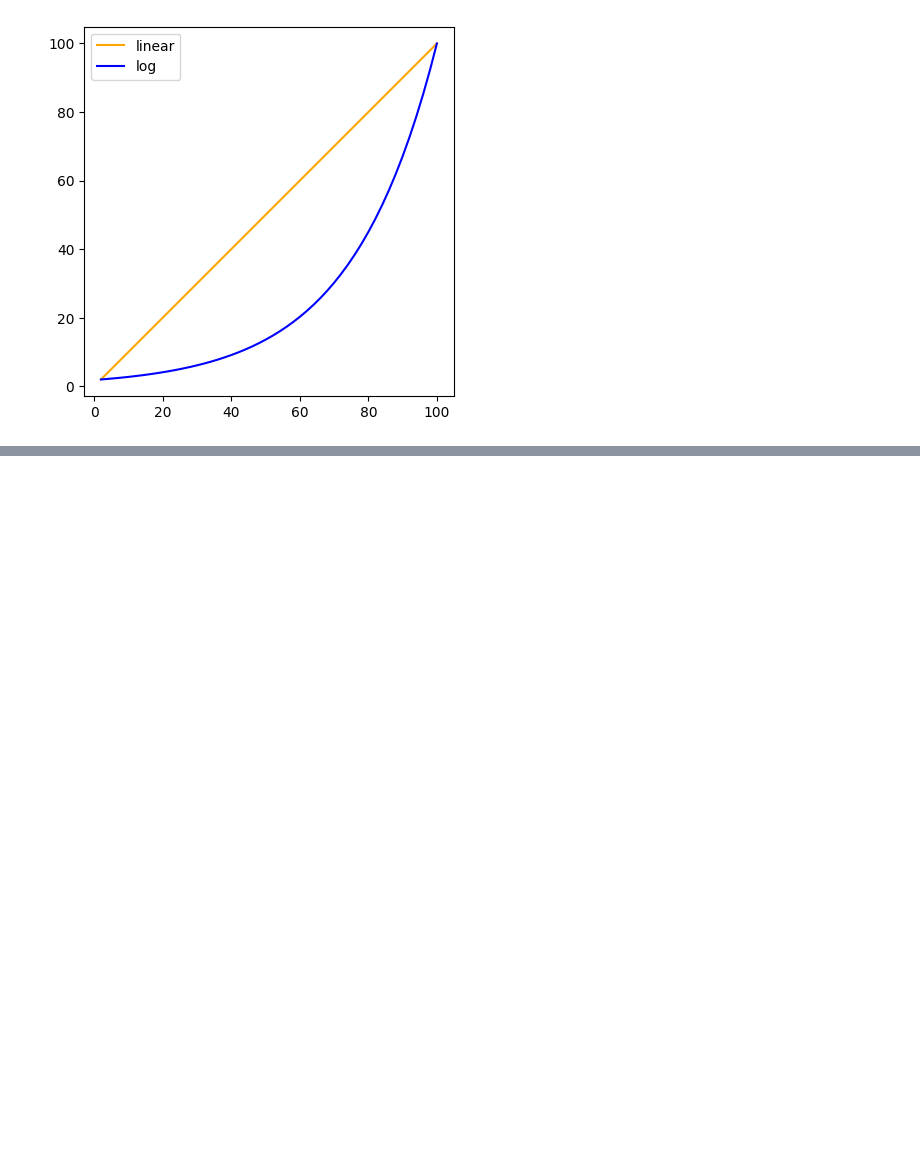
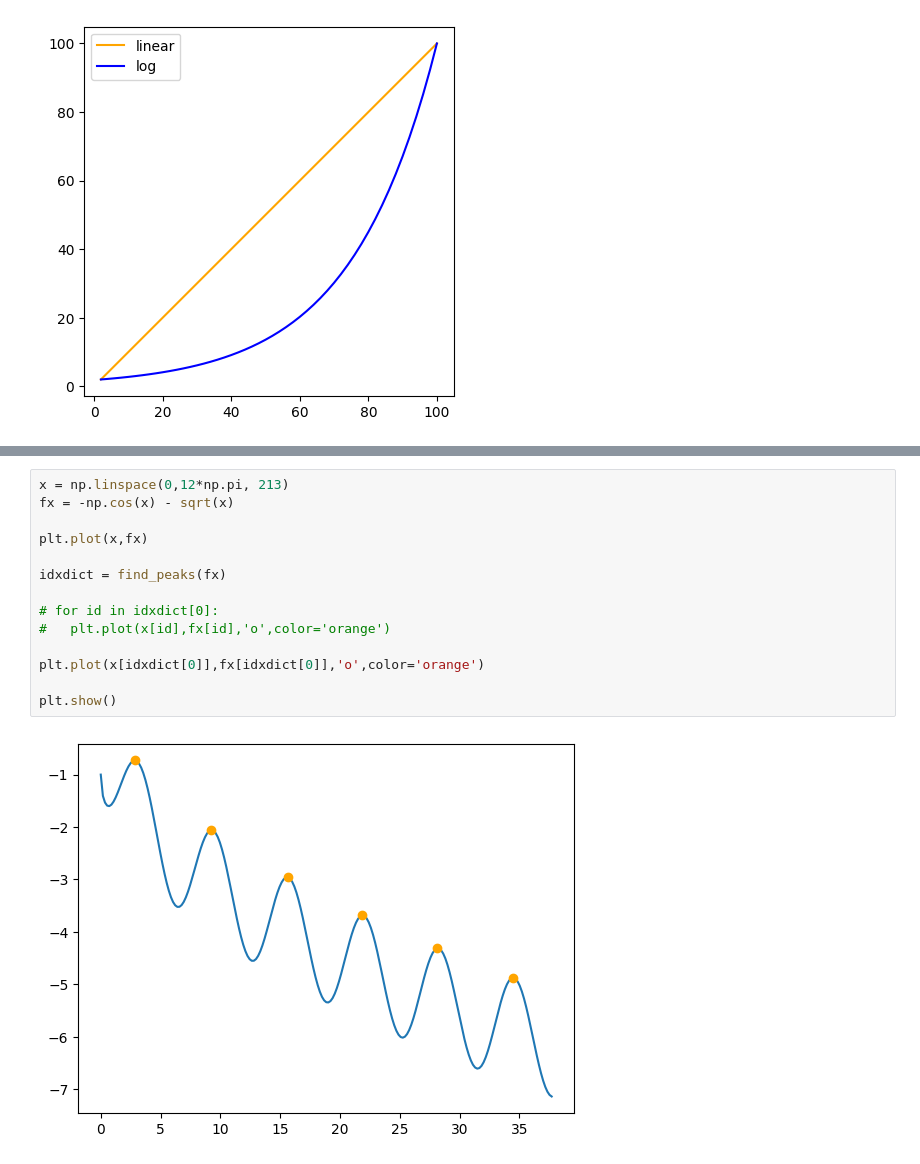
Before and after one commit to rtharris619/ProjectMath, a Jupyter notebook: Algebra2/algebra.ipynb, the cells around one changed output, grey strips where cells are left out. Drawn from its saved outputs; the diff is of its cells as text; blank space fills up the shorter version.

```diff
--- a/Algebra2/algebra.ipynb
+++ b/Algebra2/algebra.ipynb
@@ -583,0 +765,16 @@ plt.show()
+# %%
+x = np.linspace(0,12*np.pi, 213)
+fx = -np.cos(x) - sqrt(x)
+
+plt.plot(x,fx)
+
+idxdict = find_peaks(fx)
+
+# for id in idxdict[0]:
+#   plt.plot(x[id],fx[id],'o',color='orange')
+
+plt.plot(x[idxdict[0]],fx[idxdict[0]],'o',color='orange')
+
+plt.show()
+# %% [output]
+[figure, added]
```
Also changed, not shown: parts of 21 cells of this notebook.
